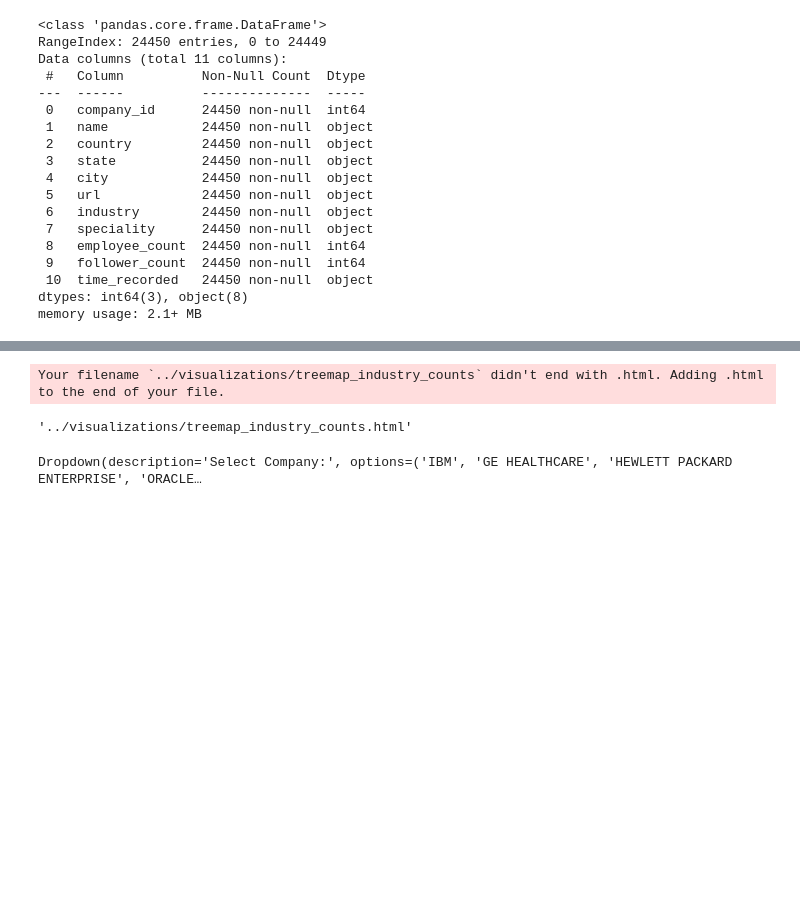
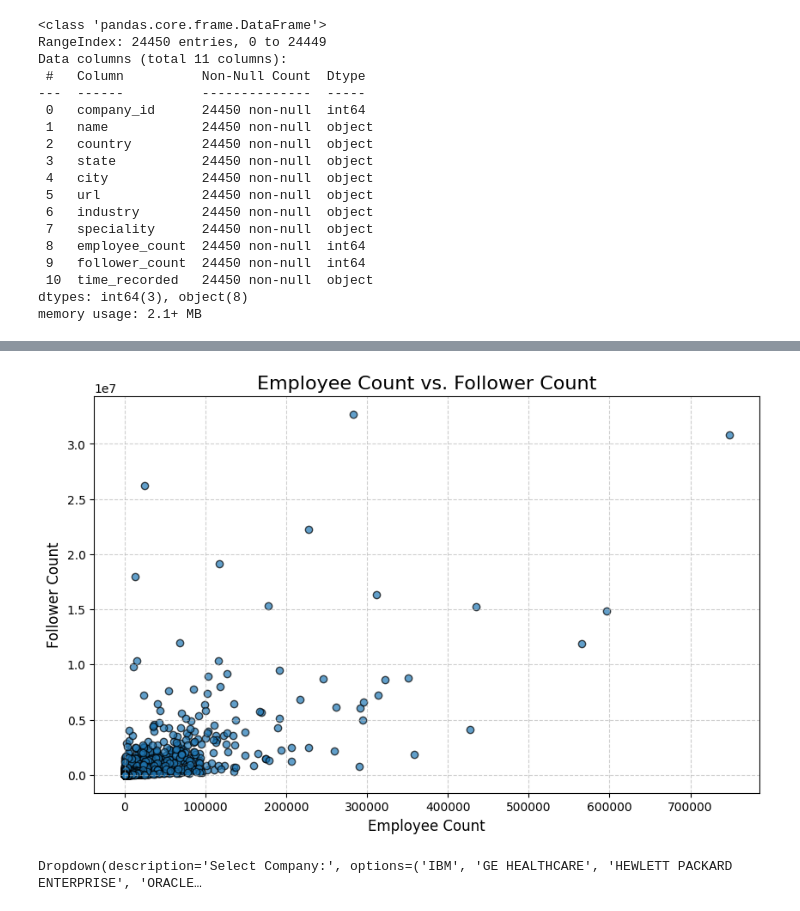
Before and after one commit to atharva-h-m/LinkedIn-Job-Postings, a Jupyter notebook: notebooks/03-EDA.ipynb, the cells around one changed output, grey strips where cells are left out. Drawn from its saved outputs; the diff is of its cells as text; code cells hidden in the pictures; blank space fills up the shorter version.

```diff
--- a/notebooks/03-EDA.ipynb
+++ b/notebooks/03-EDA.ipynb
@@ -58,21 +58,27 @@ fig = px.treemap(
 )
 
 fig.update_traces(textinfo='label+percent entry')
-plotly.offline.plot(fig, filename='../visualizations/treemap_industry_counts')
+fig.update_layout(transition_duration=0)
+fig.show()
-# %% [output]
-Your filename `../visualizations/treemap_industry_counts` didn't end with .html. Adding .html to the end of your file.
-'../visualizations/treemap_industry_counts.html'
 # %%
 # Scatter plot to visualize the relationship between employee count and follower count
-fig = px.scatter(
-    df_companies,
-    x="employee_count",
-    y="follower_count",
-    title="Employee Count vs. Follower Count",
-    labels={"employee_count": "Employee Count", "follower_count": "Follower Count"},
-    hover_data=["name"]
+plt.figure(figsize=(10, 6))
+
+# Plot the scatter points
+plt.scatter(
+    df_companies["employee_count"],
+    df_companies["follower_count"],
+    alpha=0.7,
+    edgecolors='k'
 )
-fig.show("vscode")
+
+# Add labels, title, and grid
+plt.title("Employee Count vs. Follower Count", fontsize=16)
+plt.xlabel("Employee Count", fontsize=12)
+plt.ylabel("Follower Count", fontsize=12)
+plt.grid(True, linestyle='--', alpha=0.6)
+# %% [output]
+[figure, added]
 # %%
 # Group by country and count the number of companies in each country
 country_counts = df_companies.groupby('country')['company_id'].count().reset_index()
```
Also changed, not shown: parts of 6 cells of this notebook, 2 other files.
